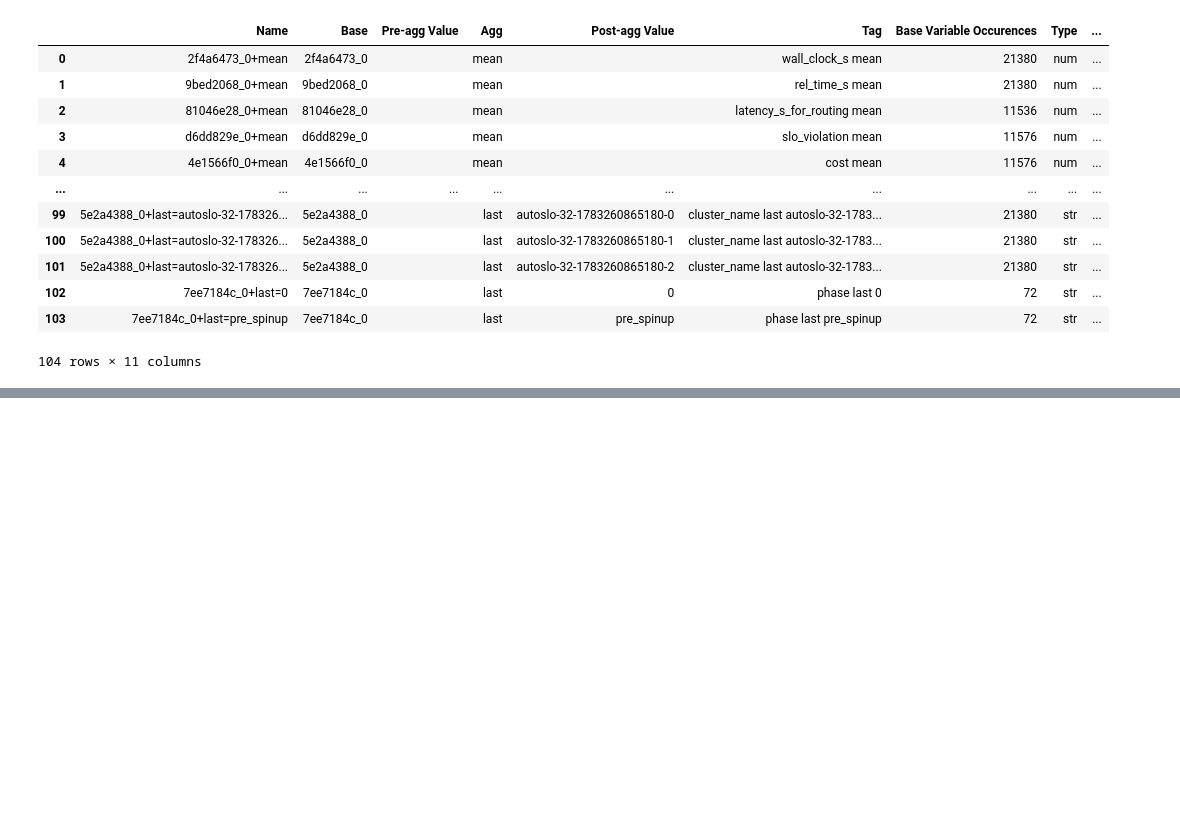
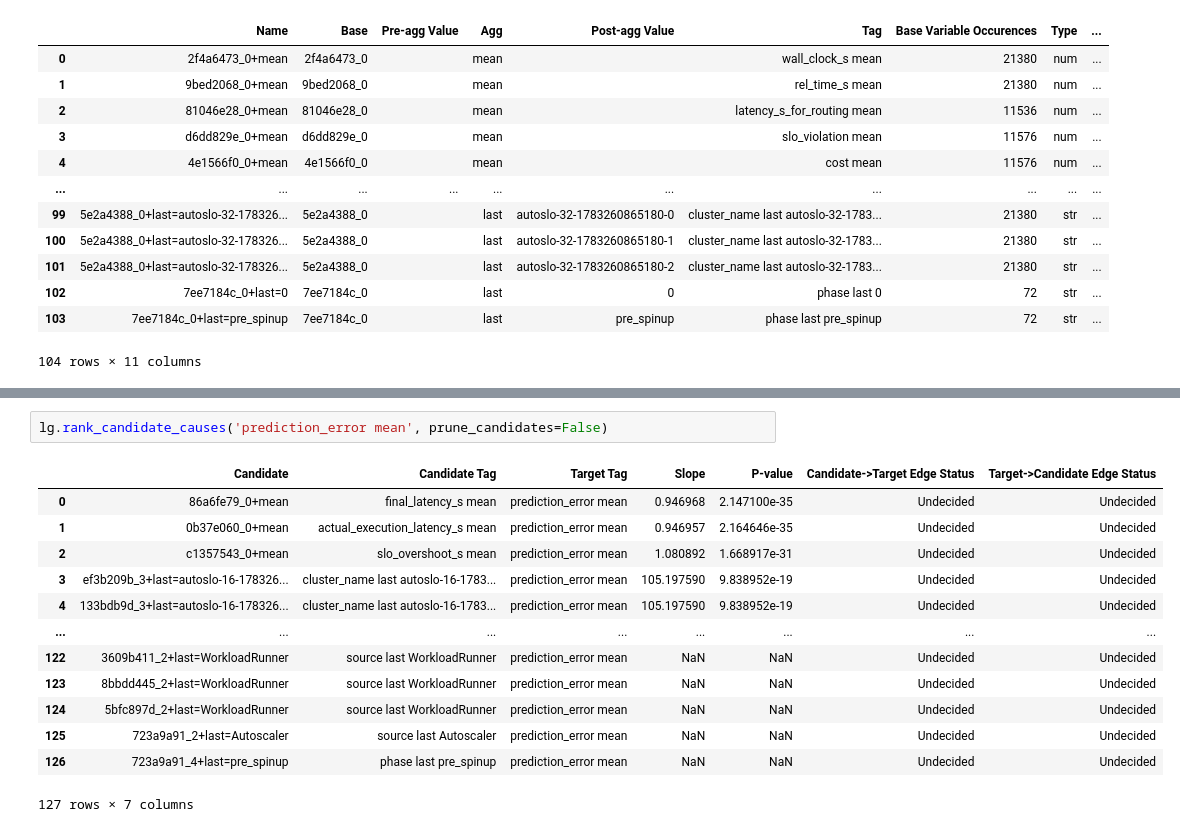
Before and after one commit to mitdbg/logos, a Jupyter notebook: autoslo_case_studies/1783260865180/analysis.ipynb, the cells around one changed output, grey strips where cells are left out. Drawn from its saved outputs; the diff is of its cells as text; blank space fills up the shorter version.

```diff
--- a/autoslo_case_studies/1783260865180/analysis.ipynb
+++ b/autoslo_case_studies/1783260865180/analysis.ipynb
@@ -123,0 +133,16 @@ lg.rank_candidate_causes('slo_overshoot_s mean', prune_candidates=True)
+# %%
+lg.rank_candidate_causes('prediction_error mean', prune_candidates=False)
+# %% [output]
+|  | Candidate | Candidate Tag | Target Tag | Slope | P-value | Candidate->Target Edge Status | Target->Candidate Edge Status |
+| 0 | 86a6fe79_0+mean | final_latency_s mean | prediction_error mean | 0.946968 | 2.147100e-35 | Undecided | Undecided |
+| 1 | 0b37e060_0+mean | actual_execution_latency_s mean | prediction_error mean | 0.946957 | 2.164646e-35 | Undecided | Undecided |
+| 2 | c1357543_0+mean | slo_overshoot_s mean | prediction_error mean | 1.080892 | 1.668917e-31 | Undecided | Undecided |
+| 3 | ef3b209b_3+last=autoslo-16-178326... | cluster_name last autoslo-16-1783... | prediction_error mean | 105.197590 | 9.838952e-19 | Undecided | Undecided |
+| 4 | 133bdb9d_3+last=autoslo-16-178326... | cluster_name last autoslo-16-1783... | prediction_error mean | 105.197590 | 9.838952e-19 | Undecided | Undecided |
+| ... | ... | ... | ... | ... | ... | ... | ... |
+| 122 | 3609b411_2+last=WorkloadRunner | source last WorkloadRunner | prediction_error mean | NaN | NaN | Undecided | Undecided |
+| 123 | 8bbdd445_2+last=WorkloadRunner | source last WorkloadRunner | prediction_error mean | NaN | NaN | Undecided | Undecided |
+| 124 | 5bfc897d_2+last=WorkloadRunner | source last WorkloadRunner | prediction_error mean | NaN | NaN | Undecided | Undecided |
+| 125 | 723a9a91_2+last=Autoscaler | source last Autoscaler | prediction_error mean | NaN | NaN | Undecided | Undecided |
+| 126 | 723a9a91_4+last=pre_spinup | phase last pre_spinup | prediction_error mean | NaN | NaN | Undecided | Undecided |
+127 rows × 7 columns
```
Also changed, not shown: parts of 2 cells of this notebook, 6 other files.
